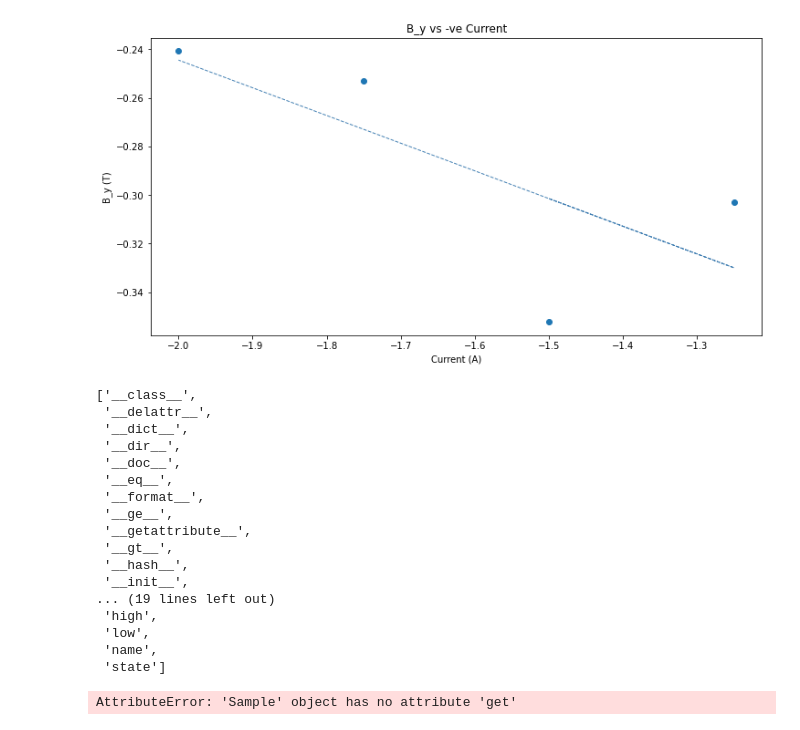
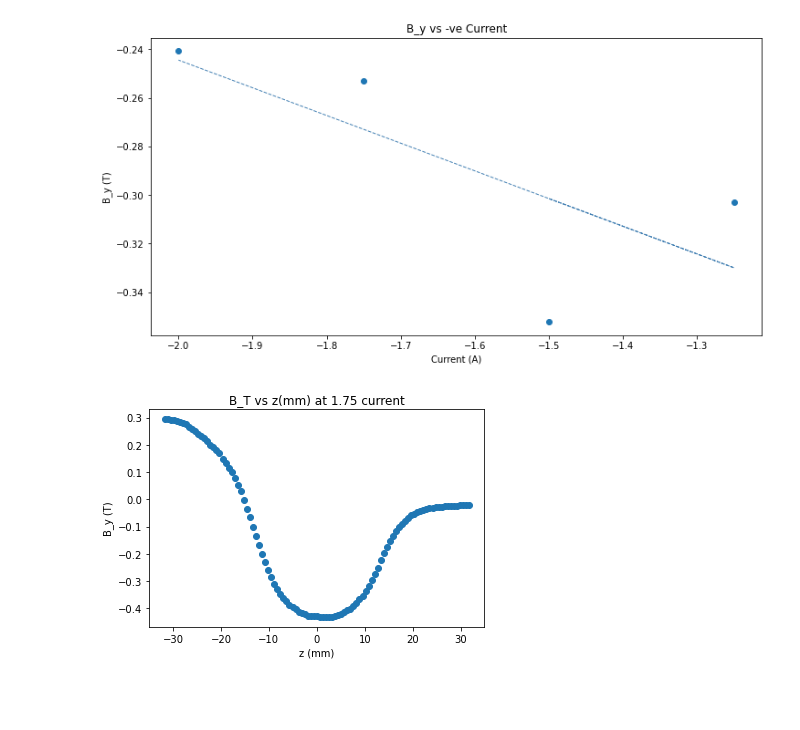
Before and after one commit to sanur98/Modern-Experimental-Physics-Project-1, a Jupyter notebook: project1.ipynb, the cells around one changed output. Saved outputs shown, nothing was run; the diff lists cells and outputs as text; code cells hidden in the pictures; blank space fills up the shorter version.

Commit message:
Added sample 18 plots

```diff
--- a/project1.ipynb
+++ b/project1.ipynb
@@ -289,33 +291,19 @@ plt.show;
 # %% [output]
 [figure]
-# %%
-displayData = {'names':[],
-'chi':[]}
-for sampleName in samples:
-    sample = samples[sampleName]
-    display(dir(sample))
-    displayData['names'].append(sample.name)
-    if sample.get('chiEffective') == None:
-        displayData['chi'].append(sample.chiEffective)
-    else:
-        displayData['chi'].append(sample.chiHigh)
-display(displayData)
-# %% [output]
-['__class__',
- '__delattr__',
- '__dict__',
- '__dir__',
- '__doc__',
- '__eq__',
- '__format__',
- '__ge__',
- '__getattribute__',
- '__gt__',
- '__hash__',
- '__init__',
-... (19 lines left out)
- 'high',
- 'low',
- 'name',
- 'state']
-AttributeError: 'Sample' object has no attribute 'get'
+# %%
+xList = []
+yList = []
+for i in surveyingData.index:
+    z = surveyingData['z (mm)'][i]
+    deltaM = float(surveyingData['Δm (g)'][i])
+    by = (g * deltaM/1000)/(1.75*0.01)
+    xList.append(z)
+    yList.append(by)
+
+plt.scatter(xList,yList)
+plt.xlabel('z (mm)')
+plt.ylabel('B_y (T)')
+plt.title('B_T vs z(mm) at 1.75 current')
+plt.show()
+# %% [output]
+[figure, added]
```
Also changed, not shown: parts of 6 cells of this notebook, 1 other file.
